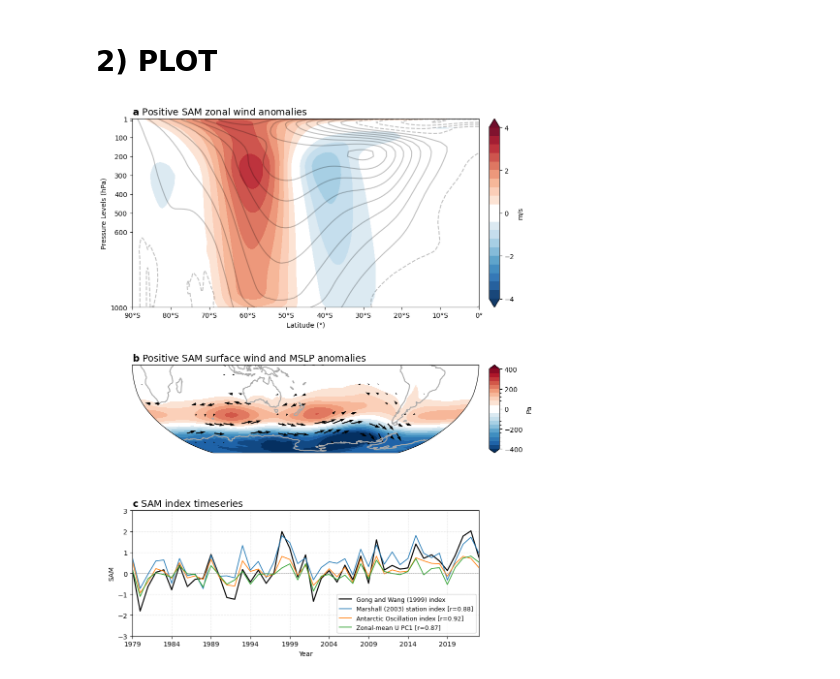
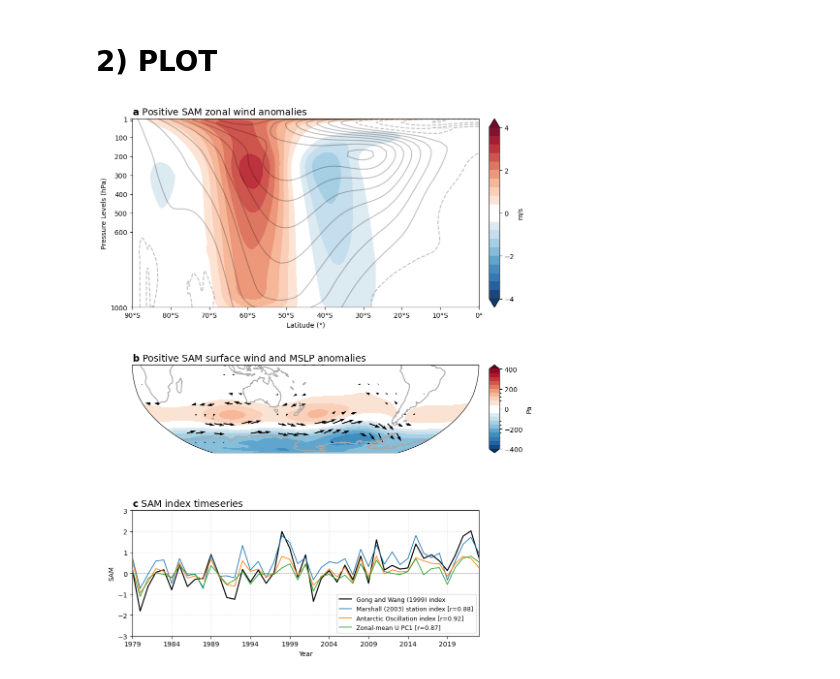
Before and after one commit to SAMworkshop2024/code, a Jupyter notebook: SAM_review_Fig1_revisions.ipynb, the cells around one changed output. Saved outputs shown, nothing was run; the diff lists cells and outputs as text; code cells hidden in the pictures.

Commit message:
data_path variable. Also removed standardisation of SAM_GW prior to regressions.

```diff
--- a/SAM_review_Fig1_revisions.ipynb
+++ b/SAM_review_Fig1_revisions.ipynb
@@ -1,3 +1,5 @@
+# %%
+data_path = '../data/'
 # %% [markdown]
 # Figure 1 :
 ## Zonal mean and surface anomalies associated with positive SAM and timeseries.
@@ -47,7 +49,7 @@ modified_rdbu_cmap = create_modified_rdbu_cmap()
 # %% [markdown]
 # 1) Read data and calculate regression
 # %%
-SAM = pd.read_csv("/g/data/v45/SAMworkshop2024/data/SAM_indices_annual_from_monthly_1979_2023.csv", index_col = 0)
+SAM = pd.read_csv(data_path+"SAM_indices_annual_from_monthly_1979_2023.csv", index_col = 0)
 SAM.corr(method = 'pearson', min_periods=1, numeric_only = True)
 # %% [output]
 |  | SAM_GW | SAM_Marshall_station | SAM_Marshall_offset | CPC_AAO | CPC_AAO_offset | s_pc_EOF1 | s_pc_EOF2 |
@@ -59,14 +61,15 @@ SAM.corr(method = 'pearson', min_periods=1, numeric_only = True)
 | s_pc_EOF1 | 0.868458 | 0.834304 | 0.834304 | 0.865392 | 0.865392 | 1.000000 | 0.426894 |
 | s_pc_EOF2 | 0.674714 | 0.474829 | 0.474829 | 0.492349 | 0.492349 | 0.426894 | 1.000000 |
 # %%
-SAM_GW = xr.open_dataset('/g/data/v45/SAMworkshop2024/data/SAM_GW_1m_1979-2023.nc', decode_times=True).SAM
-index = (SAM_GW - SAM_GW.mean('time'))/(SAM_GW.std('time'))
+SAM_GW = xr.open_dataset(data_path+'SAM_GW_1m_1979-2023.nc', decode_times=True).SAM
+#index = (SAM_GW - SAM_GW.mean('time'))/(SAM_GW.std('time'))
+index = SAM_GW
 
-field = xr.open_dataset('/g/data/v45/SAMworkshop2024/data/msl_anomaly.nc', decode_times=True).msl.rename({'latitude':'lat','longitude':'lon'})
+field = xr.open_dataset(data_path+'msl_anomaly.nc', decode_times=True).msl.rename({'latitude':'lat','longitude':'lon'})
 MSLPreg = regress_3d(index, field)
-fieldu = xr.open_dataset('/g/data/v45/SAMworkshop2024/data/u850_anomaly.nc', decode_times=True).__xarray_dataarray_variable__
+fieldu = xr.open_dataset(data_path+'u850_anomaly.nc', decode_times=True).__xarray_dataarray_variable__
 Ureg = regress_3d(index, fieldu)
-fieldv = xr.open_dataset('/g/data/v45/SAMworkshop2024/data/v850_anomaly.nc', decode_times=True).__xarray_dataarray_variable__
+fieldv = xr.open_dataset(data_path+'v850_anomaly.nc', decode_times=True).__xarray_dataarray_variable__
 Vreg = regress_3d(index, fieldv)
 # %%
 regslp = MSLPreg[0].where(MSLPreg[1]<0.05)
@@ -82,8 +85,8 @@ regv = Vreg[0].where((abs(Ureg[0])>0.1) & (Vreg[1]<0.05))
 # %% [markdown]
 # 2) PLOT
 # %%
-ds = xr.open_dataset('/g/data/v45/SAMworkshop2024/data/reg_msl_wind.nc')
-u = xr.open_dataset('/g/data/v45/SAMworkshop2024/data/reg_u.nc')
+ds = xr.open_dataset(data_path+'reg_msl_wind.nc')
+u = xr.open_dataset(data_path+'reg_u.nc')
 
 fig = plt.figure(figsize=(10, 12))
 gs = gridspec.GridSpec(ncols=4, nrows=3, figure=fig, height_ratios=[1.5,1.5,1],
@@ -114,32 +117,32 @@ step = 1
 quiver = ds.isel(latitude=slice(None, None, step), longitude=slice(None, None, step))
 ax2.quiver(quiver.longitude, quiver.latitude, quiver['regu'], quiver['regv'], scale=50, transform=ccrs.PlateCarree(), regrid_shape=10)
 ax2.coastlines('110m', color='darkgrey', linewidth=1.5)
 cb_ax2 = inset_axes(ax2, width="3%", height="100%", loc='center left', bbox_to_anchor=(1.03, 0., 1, 1), bbox_transform=ax2.transAxes, borderpad=0)
 cbar2 = plt.colorbar(mp, cax=cb_ax2, orientation='vertical', ticks=[-400, -200, 0, 200, 400])
 cbar2.set_label('Pa', fontsize=10)
 
 # Subplot 3: Time Series Plot (Bottom Row)
 ax3 = fig.add_subplot(gs[2,1:3])
 ax3.set_title(r'$\bf{c}$ SAM index timeseries', loc='left', fontsize=14)
 Year = SAM.index
 GW = SAM['SAM_GW']
 Marshall = SAM['SAM_Marshall_offset']
 AAO = SAM['CPC_AAO_offset']
 zmU = SAM['s_pc_EOF1']
 ax3.plot(Year, GW, color='black', linewidth=1.6, label='Gong and Wang (1999) index')
 ax3.plot(Year, Marshall, color='#1f77b4', linewidth=1.2, label='Marshall (2003) station index [r=0.88]')
 ax3.plot(Year, AAO, color='#ff7f0e', linewidth=1.2, label='Antarctic Oscillation index [r=0.92]')
 ax3.plot(Year, zmU, color='#2ca02c', linewidth=1.2, label='Zonal-mean U PC1 [r=0.87]')
 ax3.axhline(0, color='grey', linestyle='--', linewidth=0.5)
 ax3.legend(loc='lower right', fontsize=9)
 ax3.set_xlim([1979, 2023])
 ax3.set_xticks(np.arange(1979, 2024, 5))
 ax3.set_yticks(np.arange(-3, 4, 1))
 ax3.grid(which='major', alpha=0.3, linestyle='dashed')
 ax3.set_ylabel("SAM", fontsize=10)
 ax3.set_xlabel("Year", fontsize=10)
 
 plt.tight_layout(rect=[0, 0, 1, 0.97])
-#plt.savefig('Fig1.pdf', dpi=300, bbox_inches='tight')
+plt.savefig('Fig1.pdf', dpi=300, bbox_inches='tight')
 # %% [output]
-[figure, old version]
+[figure, new version]
```
